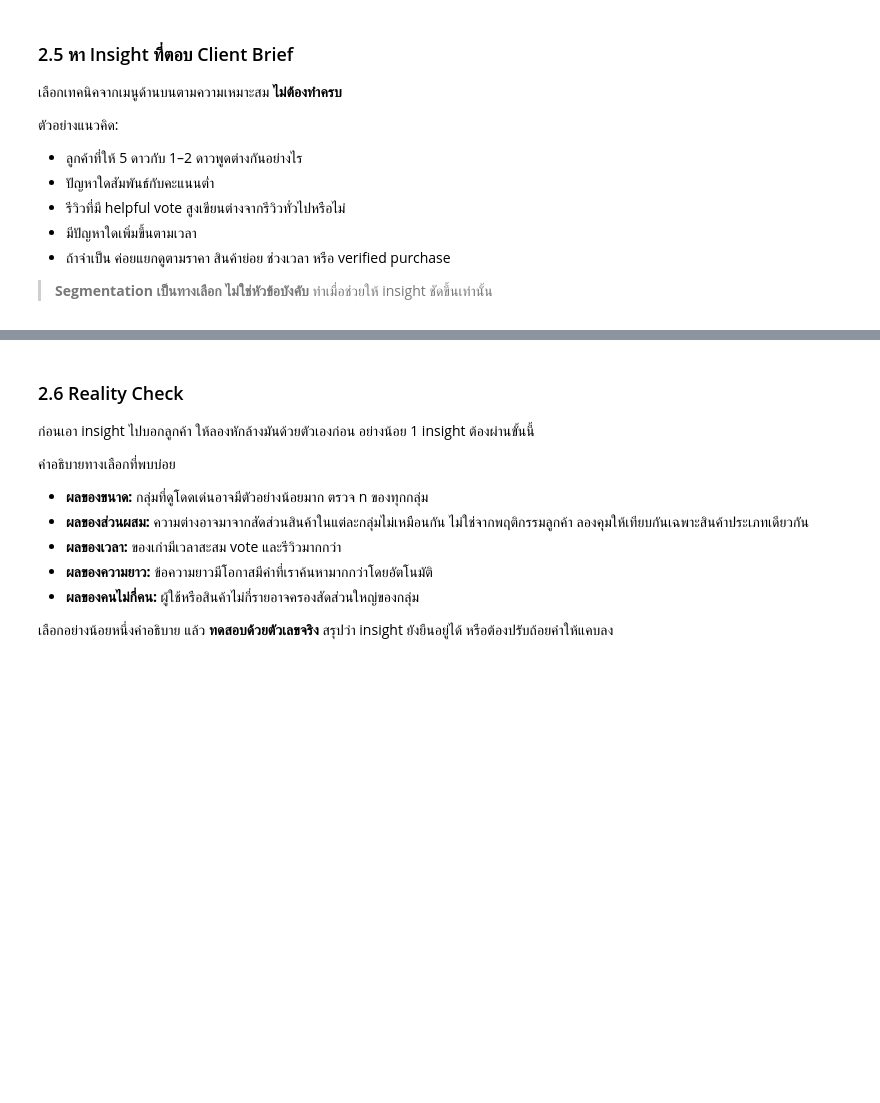
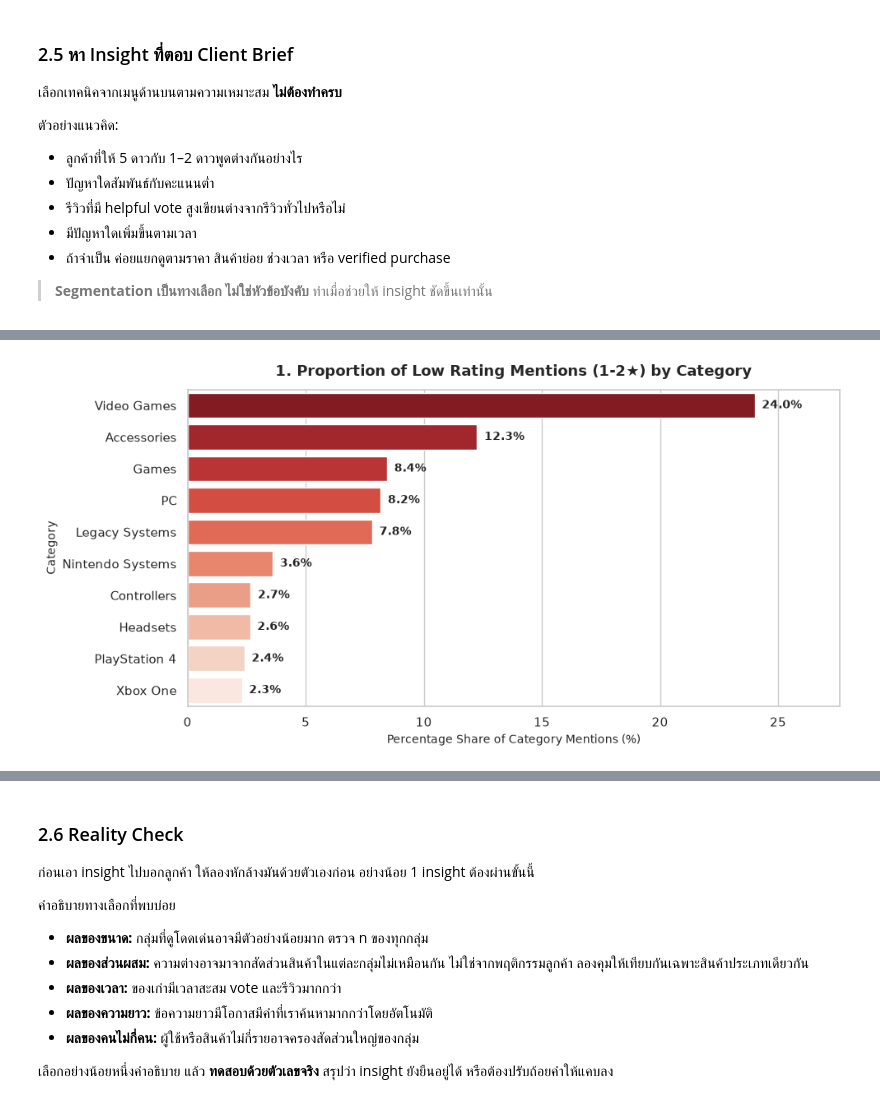
Before and after one commit to spannav/project_bigdata, a Jupyter notebook: Project1_Video_Games.ipynb, the cells around one changed output, grey strips where cells are left out. Saved outputs shown, nothing was run; the diff lists cells and outputs as text; code cells hidden in the pictures; blank space fills up the shorter version.

```diff
--- a/Project1_Video_Games.ipynb
+++ b/Project1_Video_Games.ipynb
@@ -945,0 +839,7 @@ for aspect, count in high_aspects.most_common(3):
+# %%
+import matplotlib.pyplot as plt
+import seaborn as sns
+
+# ตั้งค่าธีมแสดงผลให้สะอาดตา อ่านง่าย เหมาะกับการนำเสนอ
+sns.set_theme(style="whitegrid")
+plt.rcParams['font.sans-serif'] = 'DejaVu Sans'
@@ -945,0 +942,32 @@ for aspect, count in high_aspects.most_common(3):
+# %%
+# =====================================================================
+# สัดส่วนรีวิว 1-2 ดาว แยกตามหมวดหมู่สินค้า (แก้ไข warning แล้ว)
+# =====================================================================
+plt.figure(figsize=(10, 5))
+top_cats = cat_distribution.head(10)
+
+ax1 = sns.barplot(
+    data=top_cats,
+    x='pct_share',
+    y=COL_CAT,
+    hue=COL_CAT,          # เพิ่ม hue ให้ตรงกับตัวแปรแกน Y
+    palette='Reds_r',
+    legend=False          # ปิด legend ที่ซ้ำซ้อน
+)
+
+# แสดงตัวเลข % บนปลายแท่งกราฟ
+for p in ax1.patches:
+    width = p.get_width()
+    if width > 0:
+        ax1.annotate(f'{width:.1f}%',
+                    (width + 0.3, p.get_y() + p.get_height() / 2.),
+                    va='center', fontsize=10, fontweight='bold')
+
+plt.title('1. Proportion of Low Rating Mentions (1-2★) by Category', fontsize=13, fontweight='bold', pad=12)
+plt.xlabel('Percentage Share of Category Mentions (%)', fontsize=10)
+plt.ylabel('Category', fontsize=10)
+plt.xlim(0, max(top_cats['pct_share']) * 1.15)
+plt.tight_layout()
+plt.show()
+# %% [output]
+[figure, added]
```
Also changed, not shown: parts of 16 cells of this notebook.
